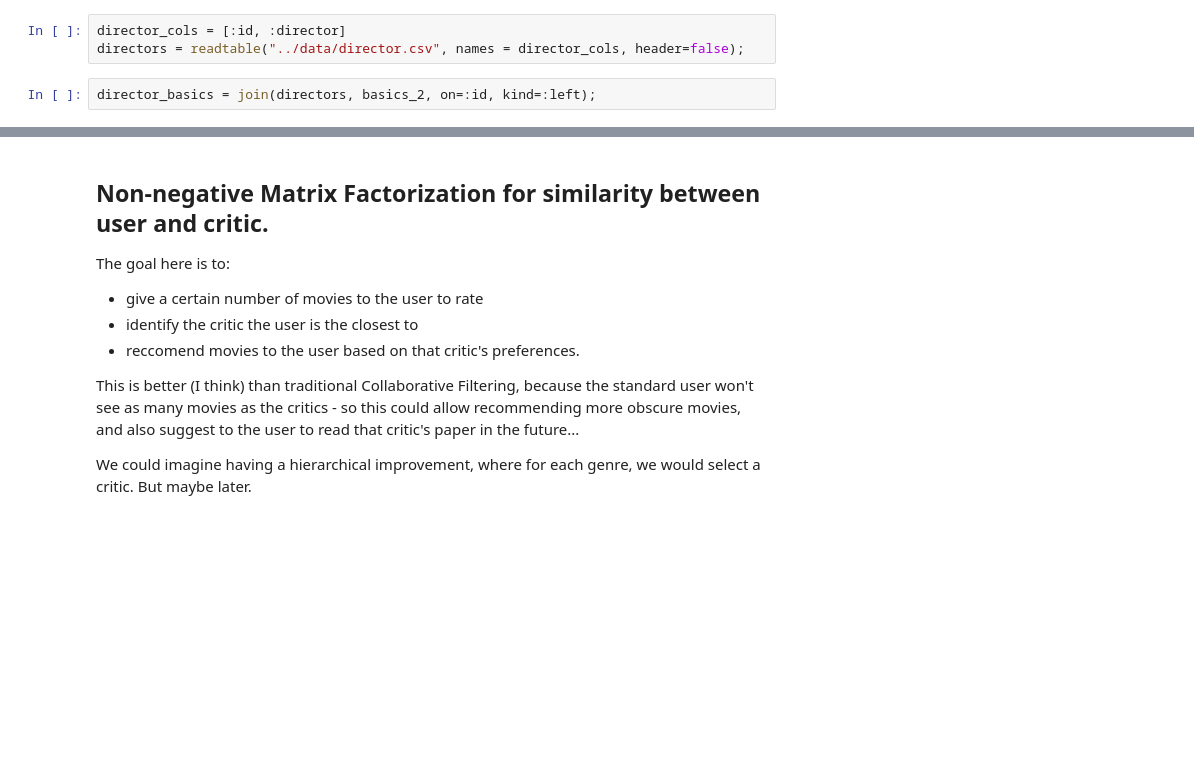
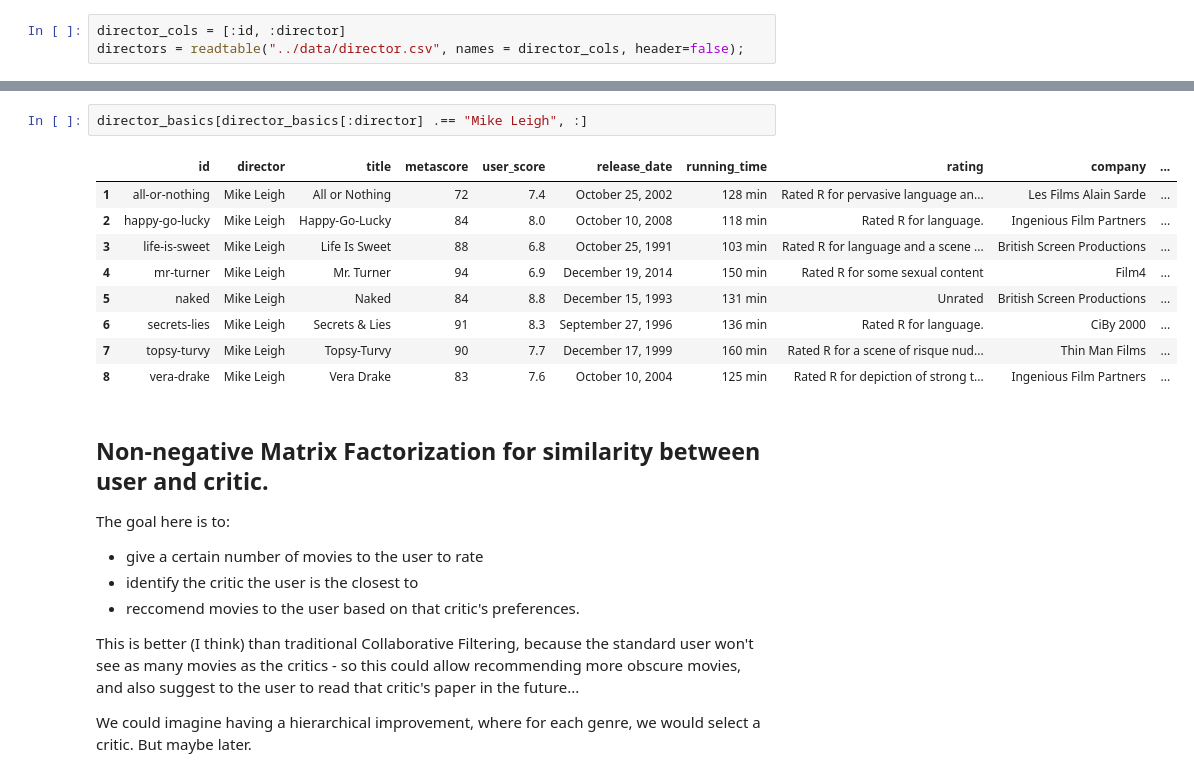
Before and after one commit to henripal/EmpiricalBayes.jl, a Jupyter notebook: notebooks/cf_testing.ipynb, the cells around one changed output, grey strips where cells are left out. Saved outputs shown, nothing was run; the diff lists cells and outputs as text; blank space fills up the shorter version.

```diff
--- a/notebooks/cf_testing.ipynb
+++ b/notebooks/cf_testing.ipynb
@@ -164,5 +204,3 @@ Obviously we are going to need some shrinkage to to prevent Pixar directors from
 # %%
 director_cols = [:id, :director]
 directors = readtable("../data/director.csv", names = director_cols, header=false);
-# %%
-director_basics = join(directors, basics_2, on=:id, kind=:left);
@@ -240,3 +311,15 @@ director_basics
+# %%
+director_basics[director_basics[:director] .== "Mike Leigh", :]
+# %% [output]
+|  | id | director | title | metascore | user_score | release_date | running_time | rating | company | ... |
+| 1 | all-or-nothing | Mike Leigh | All or Nothing | 72 | 7.4 | October 25, 2002 | 128 min | Rated R for pervasive language an... | Les Films Alain Sarde | ... |
+| 2 | happy-go-lucky | Mike Leigh | Happy-Go-Lucky | 84 | 8.0 | October 10, 2008 | 118 min | Rated R for language. | Ingenious Film Partners | ... |
+| 3 | life-is-sweet | Mike Leigh | Life Is Sweet | 88 | 6.8 | October 25, 1991 | 103 min | Rated R for language and a scene ... | British Screen Productions | ... |
+| 4 | mr-turner | Mike Leigh | Mr. Turner | 94 | 6.9 | December 19, 2014 | 150 min | Rated R for some sexual content | Film4 | ... |
+| 5 | naked | Mike Leigh | Naked | 84 | 8.8 | December 15, 1993 | 131 min | Unrated | British Screen Productions | ... |
+| 6 | secrets-lies | Mike Leigh | Secrets & Lies | 91 | 8.3 | September 27, 1996 | 136 min | Rated R for language. | CiBy 2000 | ... |
+| 7 | topsy-turvy | Mike Leigh | Topsy-Turvy | 90 | 7.7 | December 17, 1999 | 160 min | Rated R for a scene of risque nud... | Thin Man Films | ... |
+| 8 | vera-drake | Mike Leigh | Vera Drake | 83 | 7.6 | October 10, 2004 | 125 min | Rated R for depiction of strong t... | Ingenious Film Partners | ... |
 # %% [markdown]
 ## Non-negative Matrix Factorization for similarity between user and critic.
 The goal here is to:
```
Also changed, not shown: parts of 34 cells of this notebook, 5 other files.
